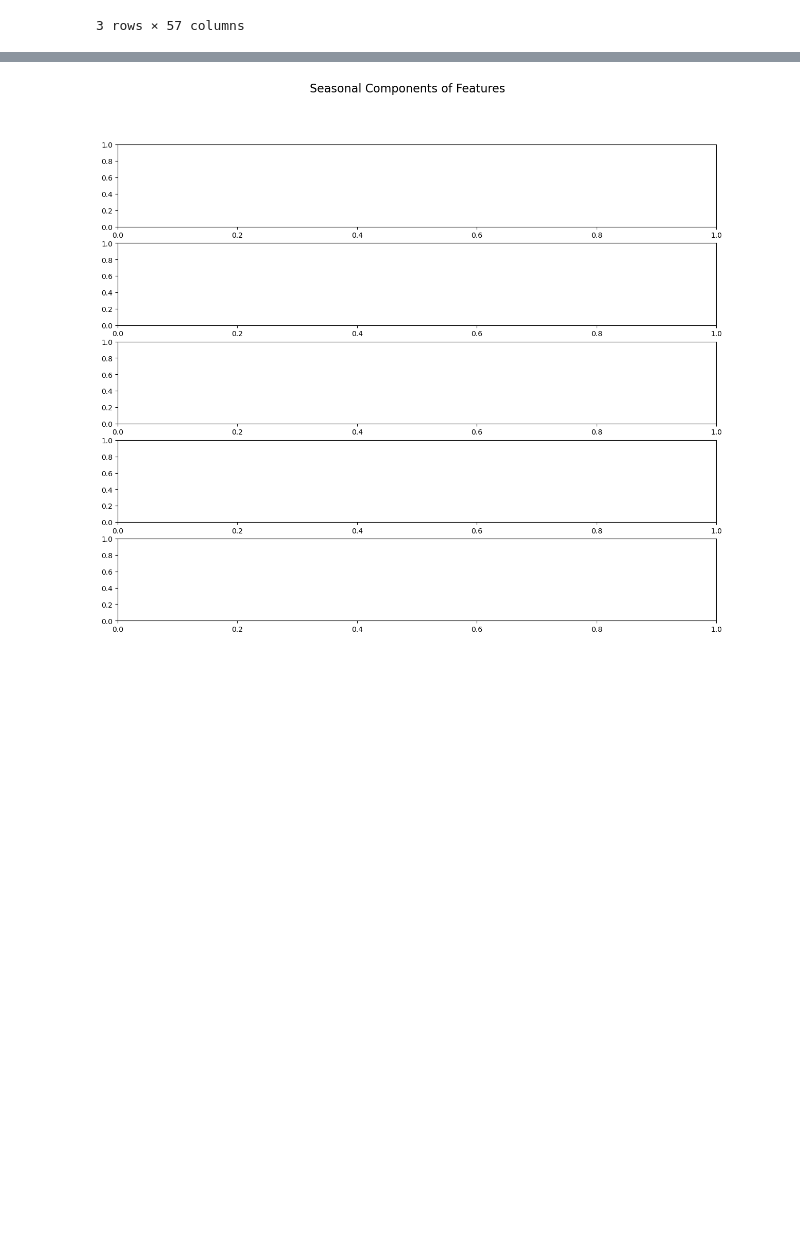
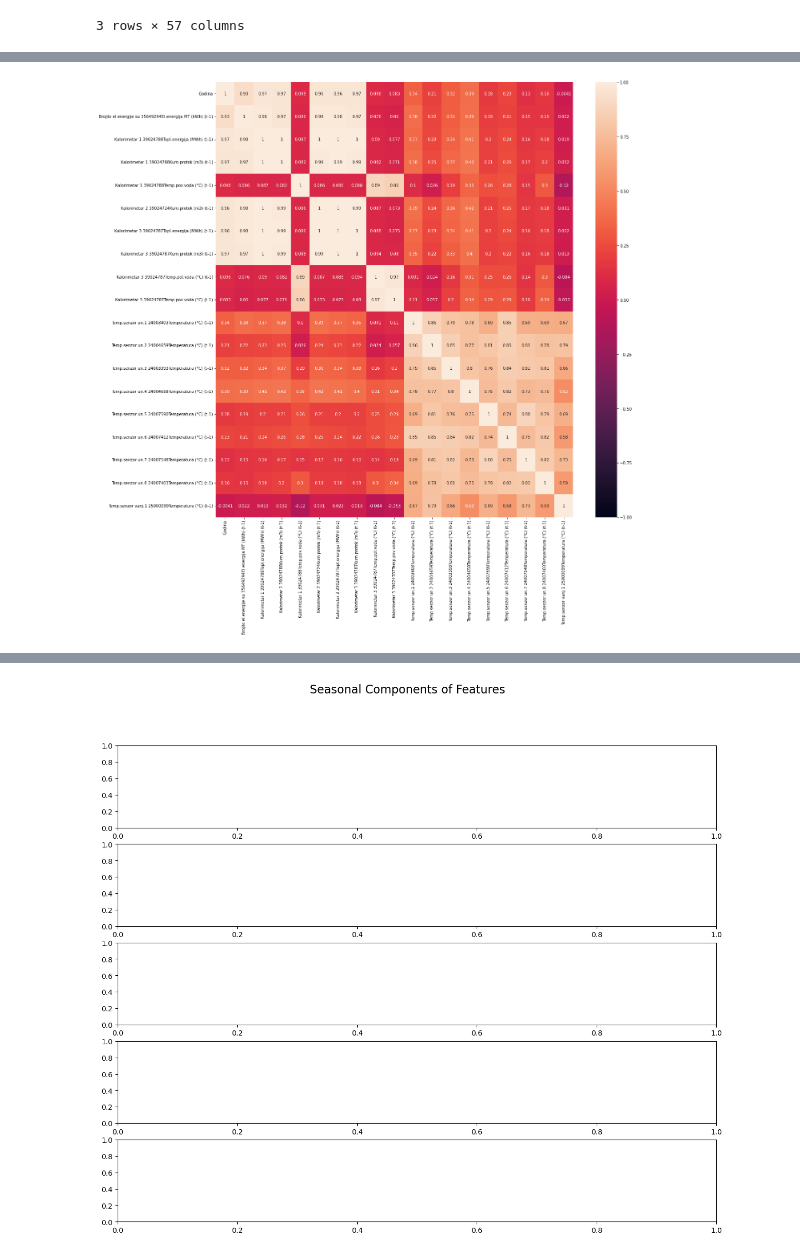
Before and after one commit to ehlimana/EMS, a Jupyter notebook: Creating features.ipynb, the cells around one changed output, grey strips where cells are left out. Cells and saved outputs as stored; diff of their text form; code cells hidden in the pictures; blank space fills up the shorter version.

Commit message:
correlation

```diff
--- a/Creating features.ipynb
+++ b/Creating features.ipynb
@@ -205,0 +231,4 @@ file=file.dropna(subset=["T prost (t-1)"])
+# %%
+file["Negrijano_K3"]=np.empty(len(file["Negrijano_K3_prije"].values))
+for val,k in list(enumerate(np.argwhere(file["Negrijano_K3_prije"].values))):
+    file["Negrijano_K3"].values[[k][0]]=val_unheat[val]
@@ -205,0 +250,7 @@ file=file.dropna(subset=["T prost (t-1)"])
+# %%
+for col in file.columns[1:39]:
+    t1=S1[col].shift(1)
+    t2=S2[col].shift(1)
+    t3=S3[col].shift(1)
+    t_prior=np.concatenate([t1,t2,t3])
+    file[col+" (t-1)"]=t_prior
@@ -205,0 +264,2 @@ file=file.dropna(subset=["T prost (t-1)"])
+# %%
+correlations=file.corr()
@@ -205,0 +287,9 @@ file=file.dropna(subset=["T prost (t-1)"])
+# %%
+file2=file[correlations.columns[correlations['Temp.senzor un.4 24004658Temperatura (°C)']>=0.35]]
+file2=file2.drop(['Brojilo el.energije su 35649294El.energija MT (kWh)',
+       'Kalorimetar 1 39024788Topl.energija (MWh)','Kalorimetar 1 39024788Kum.protok (m3)','Kalorimetar 2 39024724Kum.protok (m3)',
+       'Kalorimetar 3 39024787Topl.energija (MWh)','Kalorimetar 3 39024787Kum.protok (m3)',
+       'Temp.senzor un.1 24003403Temperatura (°C)','Temp.senzor un.2 24004659Temperatura (°C)',
+       'Temp.senzor un.3 24003393Temperatura (°C)','Temp.senzor un.4 24004658Temperatura (°C)','Temp.senzor un.5 24007590Temperatura (°C)',
+       'Temp.senzor un.6 24007412Temperatura (°C)','Temp.senzor un.7 24007548Temperatura (°C)',
+       'Temp.senzor un.8 24007403Temperatura (°C)','Temp.senzor vanj.1 25000099Temperatura (°C)'],axis=1)
@@ -205,0 +318,7 @@ file=file.dropna(subset=["T prost (t-1)"])
+# %%
+%matplotlib inline
+plt.figure(figsize=(20,20))
+sns.heatmap(file2.corr(),annot=True, vmin=-1, vmax=1)
+plt.show()
+# %% [output]
+[figure, added]
```
Also changed, not shown: parts of 61 cells of this notebook, 2 other files.
